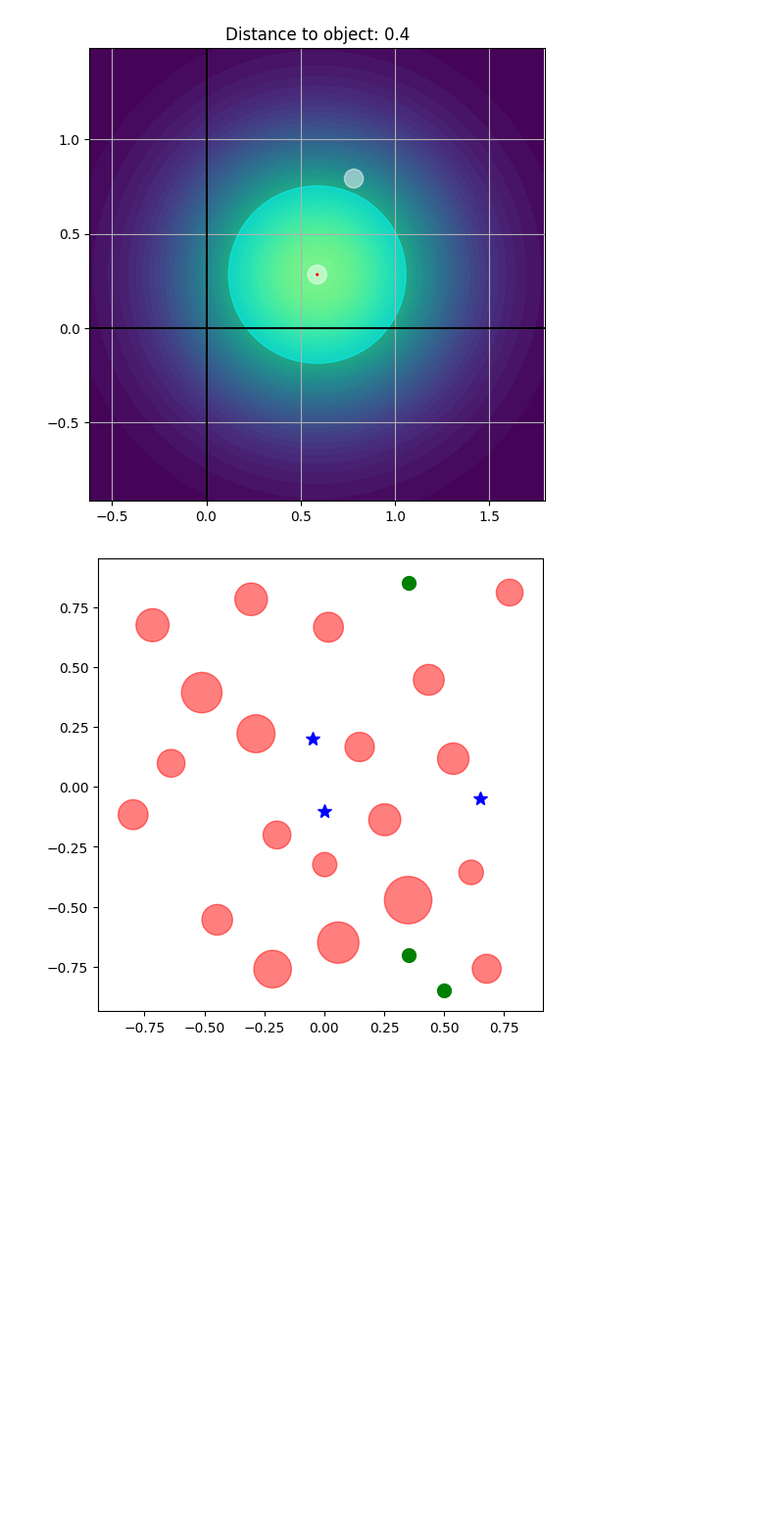
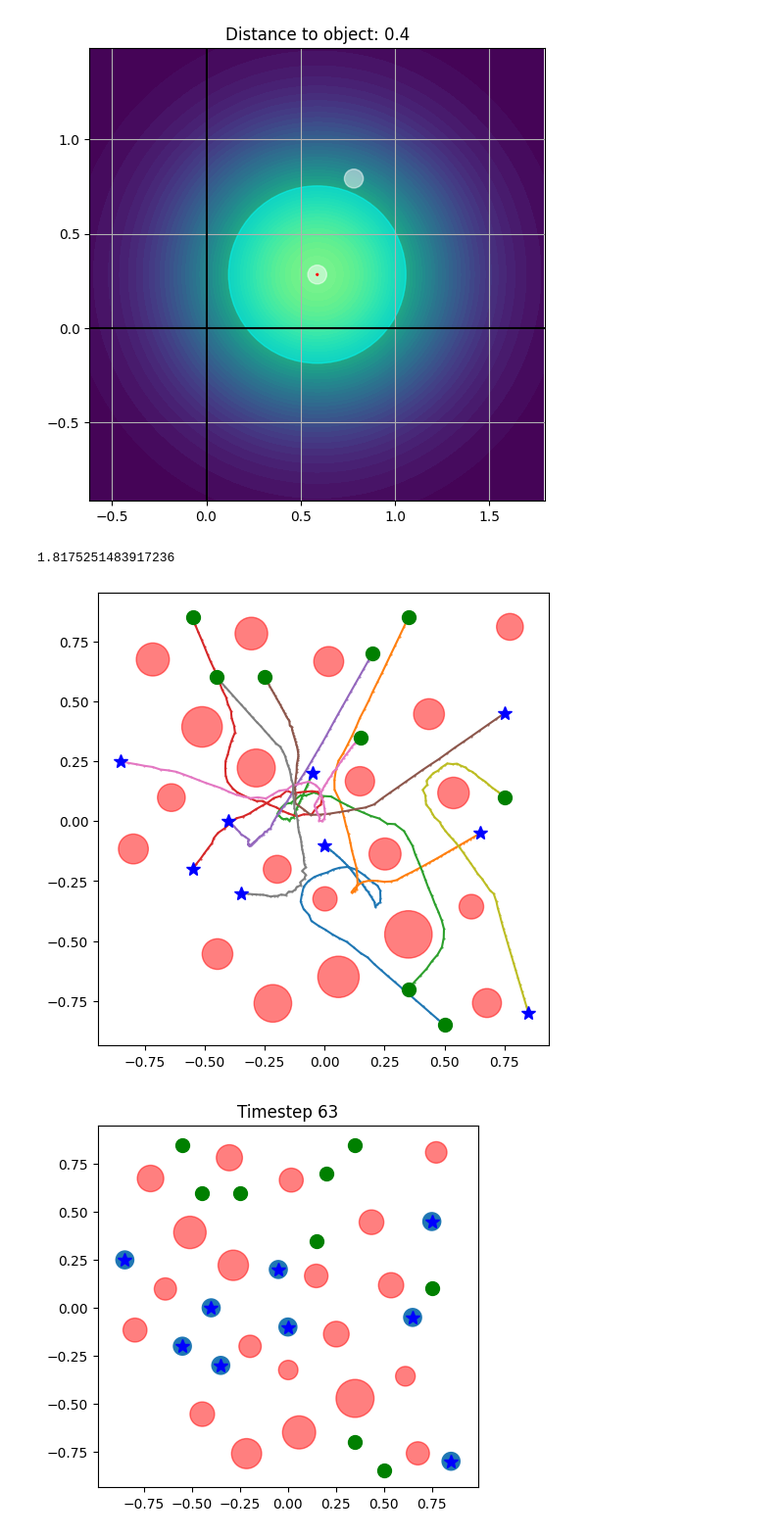
Before and after one commit to myfatemi04/constraint-guidance, a Jupyter notebook: notebooks/kernels.ipynb, the cells around one changed output. Shown at 98% size. Drawn from its saved outputs; the diff is of its cells as text; code cells hidden in the pictures; blank space fills up the shorter version.

Commit message:
optimization highkey works

```diff
--- a/notebooks/kernels.ipynb
+++ b/notebooks/kernels.ipynb
@@ -339,7 +339,7 @@ from ael.score_function import compute_score
 with open("../instances_data/instances_dense.json") as f:
     instances = json.load(f)
 
-instance = instances[0]
+instance = instances[2]
 start_positions = np.array(instance["agents"]["start_positions"])
 end_positions = np.array(instance["agents"]["end_positions"])
 obstacle_positions = np.array(instance["obstacles"]["positions"])
@@ -353,7 +353,7 @@ trajectory[0] = start_positions
 trajectory[-1] = end_positions
 
 # Use Adam for optimization, optionally.
-optimization = 'adam'
+optimization = "adam"
 score_m = np.zeros_like(trajectory)
 score_v = np.zeros_like(trajectory)
 beta1 = 0.9
@@ -366,48 +366,67 @@ allow_obstacle_terms = True
 
 schedule = [
     # (sigma, step_size, num_steps, include_obstacles, kinetic_weight)
-    (0.01, 0.2, 1000, True, 5),
-    # (0.3, 0.01, 20, True, 50),
-    # (0.1, 0.01, 100, False, 10),
-    # (0.1, 0.01, 20, True, 10),
-    # (0.01, 0.01, 100, False, 1),
-    # (0.01, 0.01, 20, True, 1),
+    # (0.01, 0.2, 1000, True, 5),
+    (sigma, 0.5, 60, True, 50)
+    for sigma in [0.01, 0.01, 0.001, 0.001]
 ]
 
 trajectories = []
+
+t0 = time.time()
 
 global_step = 0
 for sigma_B, step_size, num_steps, include_obstacles, kinetic_weight in schedule:
     for i in range(num_steps):
         score = compute_score(
             trajectory,
             sigma=sigma_B,
             problem=problem,
             include_obstacles=include_obstacles,
             n_integral=20,
             kinetic_weight=kinetic_weight,
+            magnitude_clip=100.0,
         )
         beta1_t *= beta1
         beta2_t *= beta2
 
-        if optimization == 'sgd':
+        if optimization == "sgd":
             trajectory += step_size * score
         else:
             score_m = beta1 * score_m + (1 - beta1) * score
             score_v = beta2 * score_v + (1 - beta2) * (score**2)
             score_m_hat = score_m / (1 - beta1_t)
             score_v_hat = score_v / (1 - beta2_t)
             trajectory += step_size * score_m_hat / (np.sqrt(score_v_hat) + eps)
 
         trajectory[0] = start_positions
         trajectory[-1] = end_positions
-        trajectories.append(trajectory)
+        trajectories.append(trajectory.copy())
 
         global_step += 1
+
+t1 = time.time()
+
+print(t1 - t0)
 
 trajectories = np.array(trajectories)
 
 plt.figure(figsize=(6, 6))
 visualize(problem, plt.gca(), trajectories[-1])
+plt.show()
+
+plt.clf()
+
+title = "obstacle_terms_and_adam"
+
+save_optimization_process_video(
+    problem,
+    trajectories[::10],
+    f"{title}_optim.mp4",
+)
+
+save_video(problem, trajectories[-1], f"{title}_final_trajectory.mp4")
 # %% [output]
+1.8175251483917236
-[figure, old version]
+[figure, new version]
+[figure, added]
```
Also changed, not shown: parts of 1 cell of this notebook, 2 other files.
